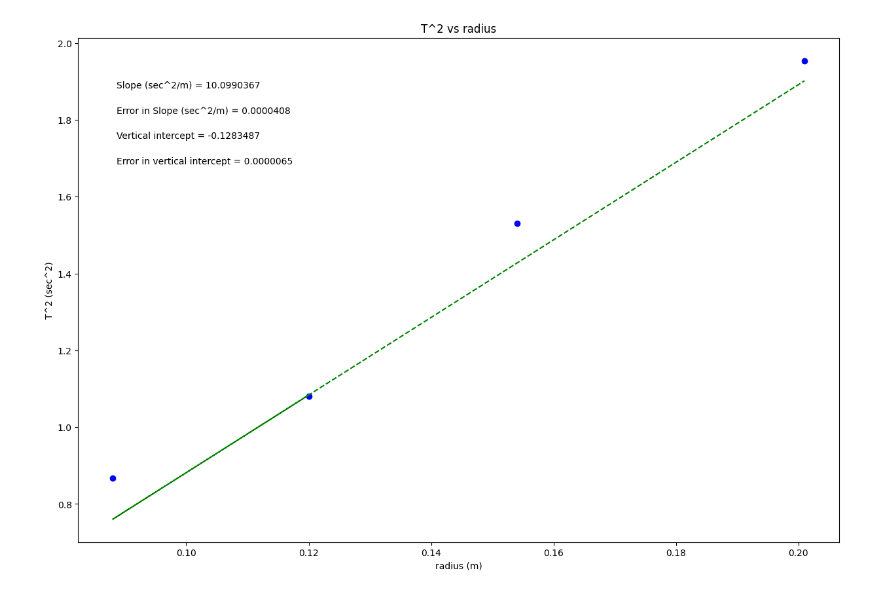
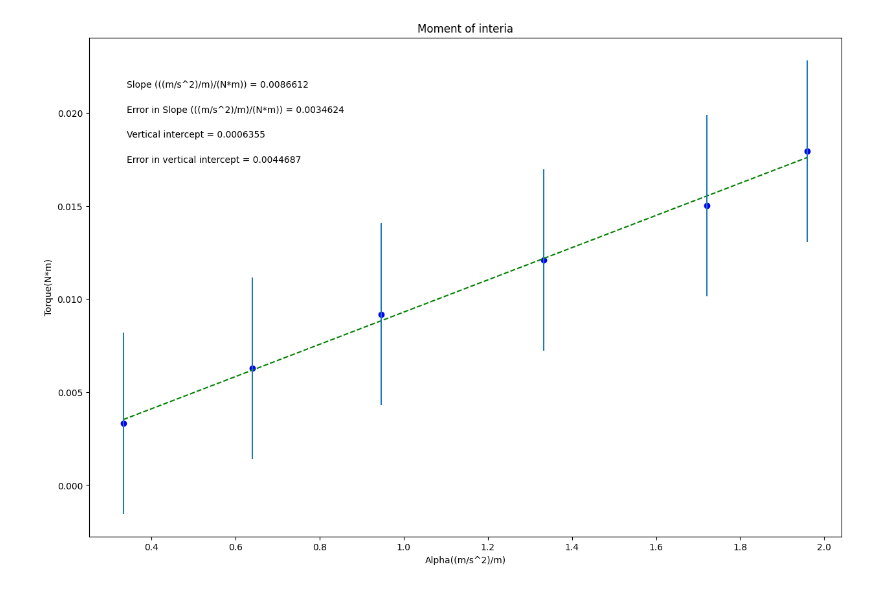
Before and after one commit to cotis9/whatever-you-want, a Jupyter notebook: PHSXlab_plotting_template.ipynb, the cells around one changed output. Cells and saved outputs as stored; diff of their text form; code cells hidden in the pictures.

```diff
--- a/PHSXlab_plotting_template.ipynb
+++ b/PHSXlab_plotting_template.ipynb
@@ -19,28 +139,28 @@ import matplotlib.pyplot as plt
 #variable names should start with a letter and must contain only letters, numbers, and underscores
 
 
-xvariable_radius = np.array([0.12, 0.088, 0.154, 0.201])
+xvariable_Alpha = np.array([.33333, .64, .94666667, 1.3333333, 1.72, 1.96])
 
-yvariable_T_squared = np.array([1.08035236, 0.86787856, 1.53066384, 1.95384484])
+yvariable_Torque = np.array([.0033352, .00627075, .00918887, .01210275, .01501317, .017953438])
 
-err_yvariable_changeme = np.array([0.000026272, 3.652E-06, 1.808E-06, 2.848E-06])
+err_yvariable_uncerntintytorque = np.array([.00487544, .00487545, .00487547, .00487549, .00487552, .00487555])
 
 
 
 #Re-assign variables as x, y, dy so that the remaining plotting code may remain generic
 #UPDATE VARIABLE NAMES (ON RHS OF EACH EQUAL SIGN) TO MATCH VARIABLE NAMES FOR DATA ABOVE
 
-x = xvariable_radius            #this should be the array you want to plot on the x axis
-y = yvariable_T_squared             #this should be the array you want to plot on the y axis
-dy = err_yvariable_uncertainty_T_squared        #this should be your error in y array
+x = xvariable_Alpha           #this should be the array you want to plot on the x axis
+y = yvariable_Torque             #this should be the array you want to plot on the y axis
+dy = err_yvariable_uncerntintytorque        #this should be your error in y array
 
 
 #UPDATE EACH OF THESE 4 STRINGS FOR YOUR PLOT LABELS AS YOU WANT THEM TO APPEAR
 
-plot_title= 'T^2 vs radius'
-x_label= 'radius (m)'
-y_label= 'T^2 (sec^2)'
-slope_units= 'sec^2/m'
+plot_title= 'Moment of interia'
+x_label= 'Alpha((m/s^2)/m)'
+y_label= 'Torque(N*m)'
+slope_units= '((m/s^2)/m)/(N*m)'
 
 #UPDATE ANNOTATION PLACEMENT SO IT'S OUT OF WAY OF PLOTTED DATA AND BEST FIT LINE
 #integer from 1 to 4, top R corner is 1 (counter-clockwise from there)
@@ -92,31 +212,31 @@ elif annotation_placement==3 or annotation_placement==4:
 #Don't need to change anything in this section!
 
 #Plot data on graph. Plot error bars and place values for slope,
 #error in slope, and vertical intercept (plus error) on the plot using "annotate"
 
 plt.figure(figsize=(15,10))
 
 plt.plot(x, fit, color='green', linestyle='--')
 plt.scatter(x, y, color='blue', marker='o')
 
 plt.xlabel(x_label)
 plt.ylabel(y_label)
 plt.title(plot_title)
 
 plt.errorbar(x, y, yerr=dy, xerr=None, fmt="none") #don't need to plot x error bars
 
 plt.annotate('Slope ({}) = {value:.{digits}f}'.format(slope_units,value=m, digits=7),
              (xpos, ypos[0]), xycoords='axes fraction')
 
 plt.annotate('Error in Slope ({}) = {value:.{digits}f}'.format(slope_units,value=dm, digits=7),
              (xpos, ypos[1]), xycoords='axes fraction')
 
 plt.annotate('Vertical intercept = {value:.{digits}f}'.format(value=b, digits=7),
              (xpos, ypos[2]), xycoords='axes fraction')
 
 plt.annotate('Error in vertical intercept = {value:.{digits}f}'.format(value=db, digits=7),
              (xpos, ypos[3]), xycoords='axes fraction')
 
 plt.show()
 # %% [output]
-[figure, old version]
+[figure, new version]
```
Also changed, not shown: parts of 1 cell of this notebook.
